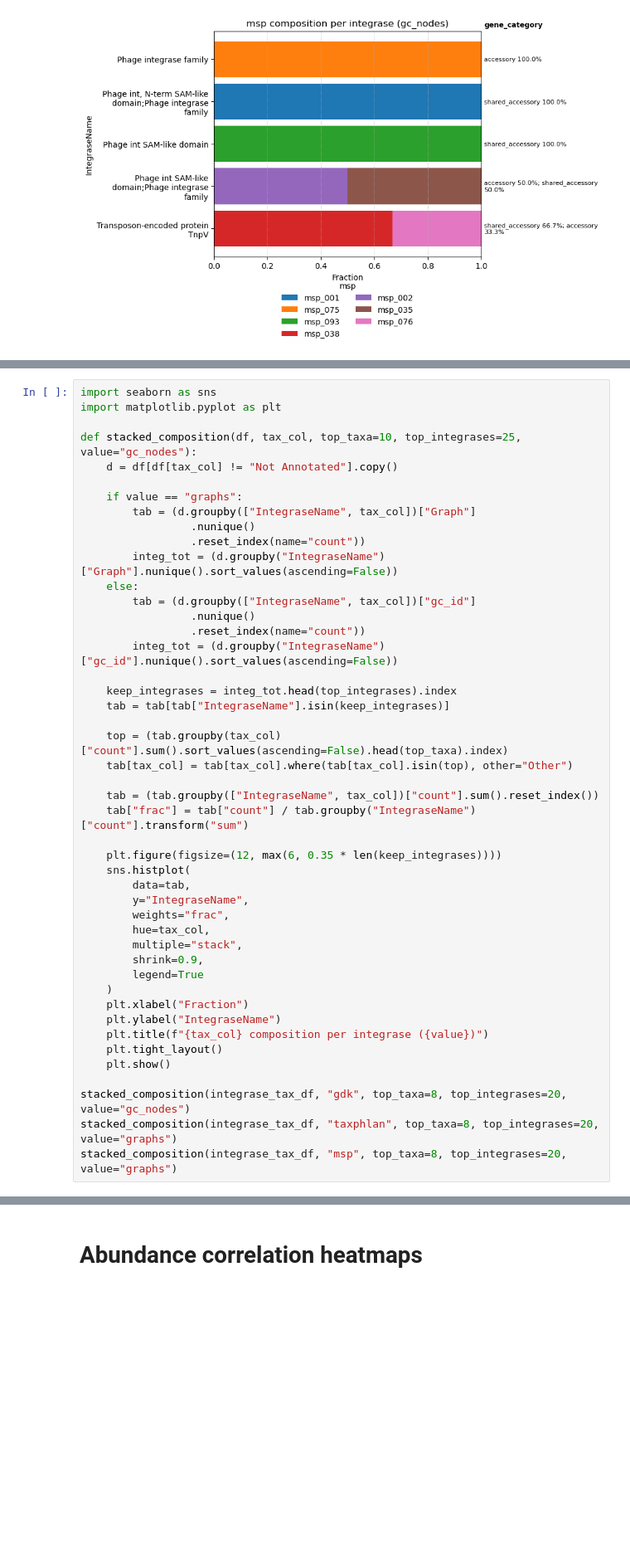
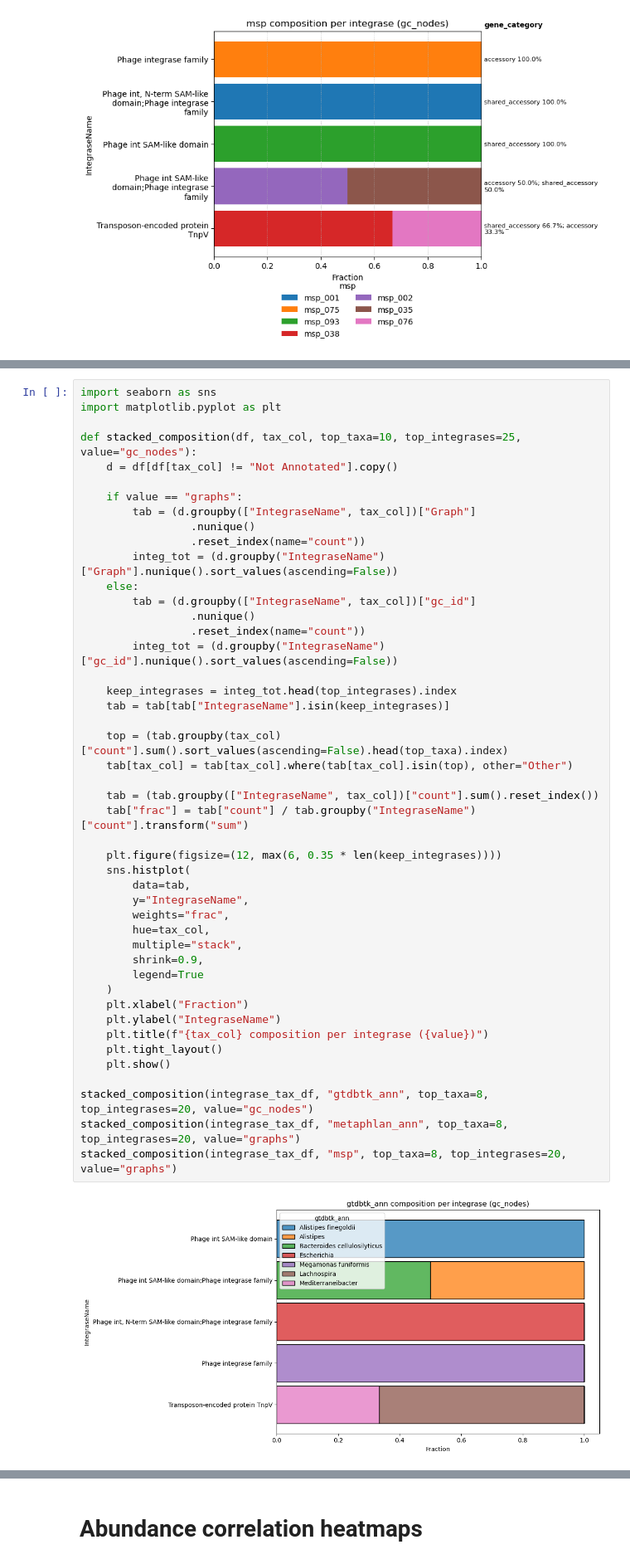
Before and after one commit to IngiumDev/bgc-subgraph-search, a Jupyter notebook: AMR_analysis/analyze_amr_integrase_node_prevalance.ipynb, the cells around one changed output, grey strips where cells are left out. Shown at 83% size. Saved outputs shown, nothing was run; the diff lists cells and outputs as text; blank space fills up the shorter version.

```diff
--- a/AMR_analysis/analyze_amr_integrase_node_prevalance.ipynb
+++ b/AMR_analysis/analyze_amr_integrase_node_prevalance.ipynb
@@ -819,32 +821,34 @@ def stacked_composition(df, tax_col, top_taxa=10, top_integrases=25, value="gc_n
                  .nunique()
                  .reset_index(name="count"))
         integ_tot = (d.groupby("IntegraseName")["gc_id"].nunique().sort_values(ascending=False))
 
     keep_integrases = integ_tot.head(top_integrases).index
     tab = tab[tab["IntegraseName"].isin(keep_integrases)]
 
     top = (tab.groupby(tax_col)["count"].sum().sort_values(ascending=False).head(top_taxa).index)
     tab[tax_col] = tab[tax_col].where(tab[tax_col].isin(top), other="Other")
 
     tab = (tab.groupby(["IntegraseName", tax_col])["count"].sum().reset_index())
     tab["frac"] = tab["count"] / tab.groupby("IntegraseName")["count"].transform("sum")
 
     plt.figure(figsize=(12, max(6, 0.35 * len(keep_integrases))))
     sns.histplot(
         data=tab,
         y="IntegraseName",
         weights="frac",
         hue=tax_col,
         multiple="stack",
         shrink=0.9,
         legend=True
     )
     plt.xlabel("Fraction")
     plt.ylabel("IntegraseName")
     plt.title(f"{tax_col} composition per integrase ({value})")
     plt.tight_layout()
     plt.show()
 
-stacked_composition(integrase_tax_df, "gdk", top_taxa=8, top_integrases=20, value="gc_nodes")
-stacked_composition(integrase_tax_df, "taxphlan", top_taxa=8, top_integrases=20, value="graphs")
+stacked_composition(integrase_tax_df, "gtdbtk_ann", top_taxa=8, top_integrases=20, value="gc_nodes")
+stacked_composition(integrase_tax_df, "metaphlan_ann", top_taxa=8, top_integrases=20, value="graphs")
 stacked_composition(integrase_tax_df, "msp", top_taxa=8, top_integrases=20, value="graphs")
+# %% [output]
+[figure, added]
```
Also changed, not shown: parts of 7 cells of this notebook.
